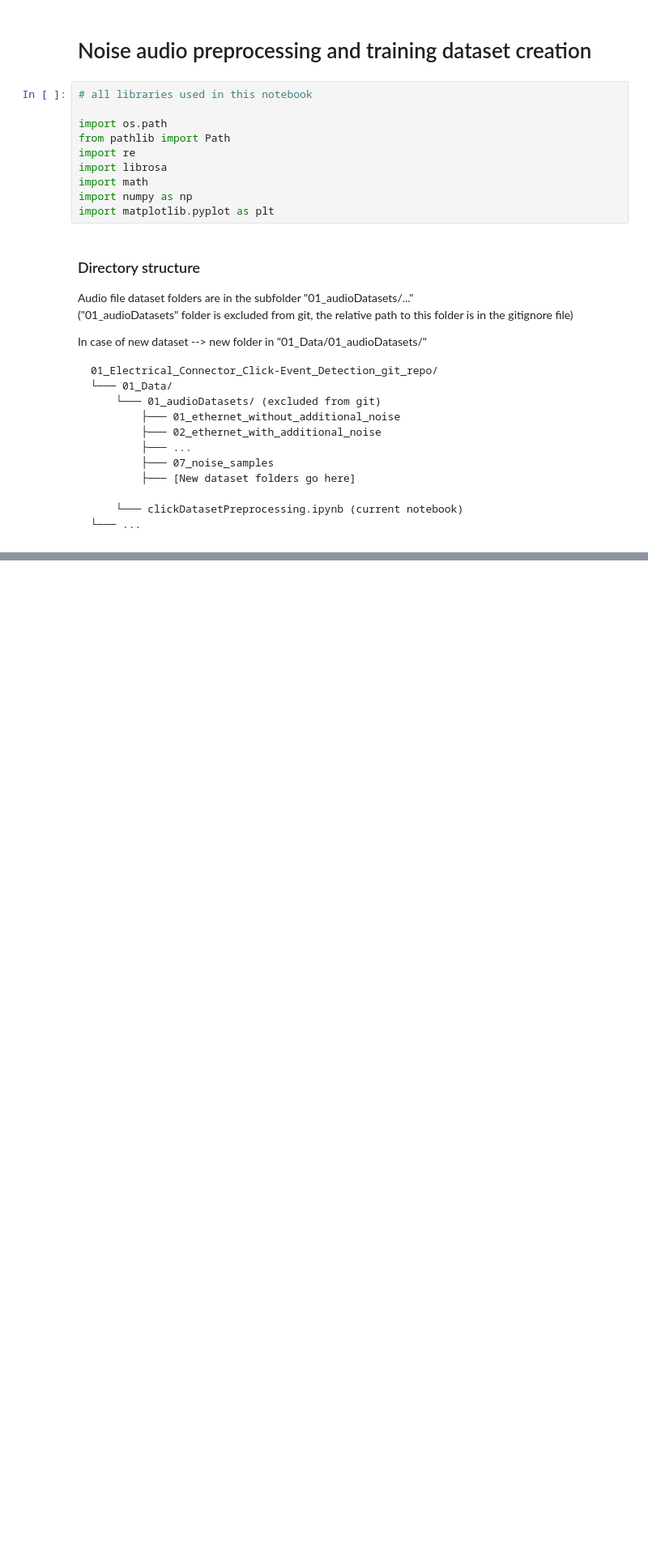
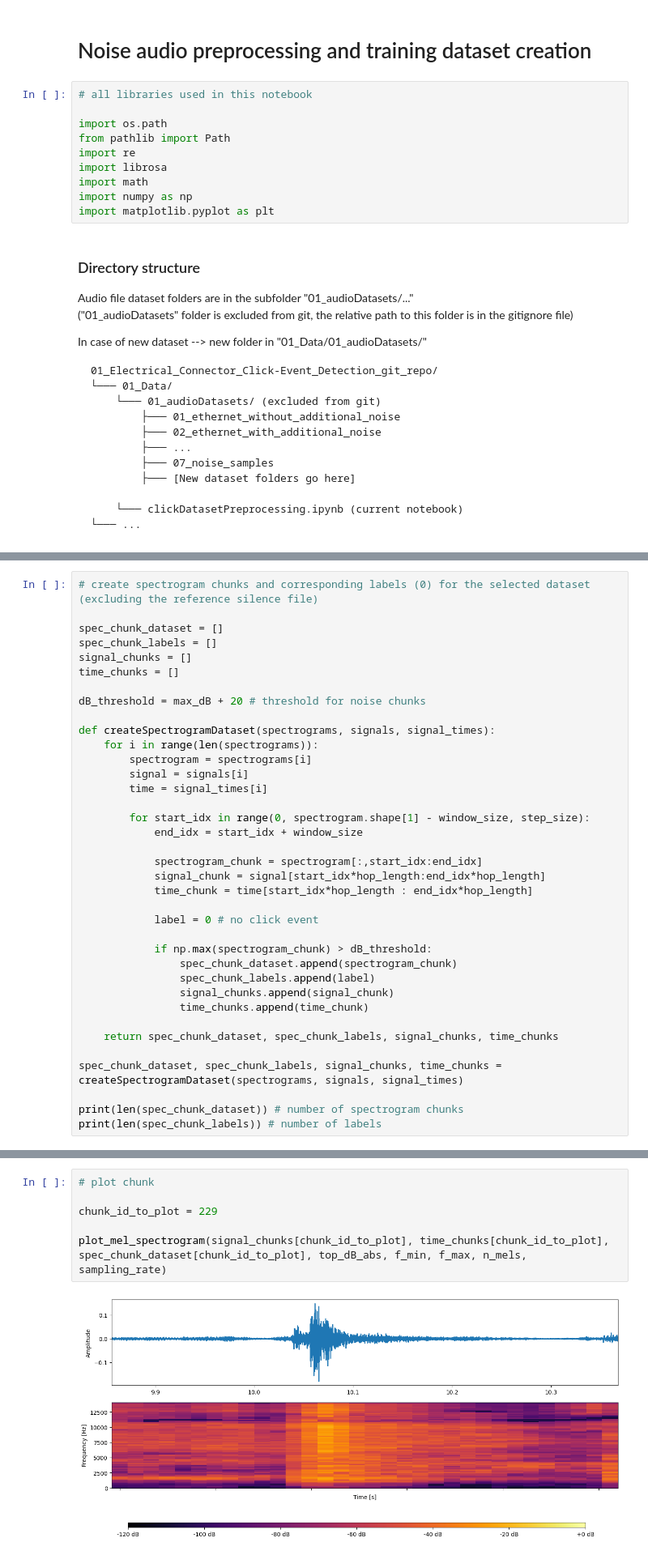
Before and after one commit to matteoseidl/Electrical_Connector_Click-Event_Detection, a Jupyter notebook: 01_Dataset/preproc_noise_dataset.ipynb, the cells around one changed output, grey strips where cells are left out. Shown at 81% size. Drawn from its saved outputs; the diff is of its cells as text; blank space fills up the shorter version.

```diff
--- a/01_Dataset/preproc_noise_dataset.ipynb
+++ b/01_Dataset/preproc_noise_dataset.ipynb
@@ -32,0 +225,37 @@ In case of new dataset --> new folder in "01_Data/01_audioDatasets/"
+# %%
+# create spectrogram chunks and corresponding labels (0) for the selected dataset (excluding the reference silence file)
+
+spec_chunk_dataset = []
+spec_chunk_labels = []
+signal_chunks = []
+time_chunks = []
+
+dB_threshold = max_dB + 20 # threshold for noise chunks
+
+def createSpectrogramDataset(spectrograms, signals, signal_times):
+    for i in range(len(spectrograms)):
+        spectrogram = spectrograms[i]
+        signal = signals[i]
+        time = signal_times[i]
+
+        for start_idx in range(0, spectrogram.shape[1] - window_size, step_size):
+            end_idx = start_idx + window_size
+
+            spectrogram_chunk = spectrogram[:,start_idx:end_idx]
+            signal_chunk = signal[start_idx*hop_length:end_idx*hop_length]
+            time_chunk = time[start_idx*hop_length : end_idx*hop_length]
+
+            label = 0 # no click event
+
+            if np.max(spectrogram_chunk) > dB_threshold:
+                spec_chunk_dataset.append(spectrogram_chunk)
+                spec_chunk_labels.append(label)
+                signal_chunks.append(signal_chunk)
+                time_chunks.append(time_chunk)
+
+    return spec_chunk_dataset, spec_chunk_labels, signal_chunks, time_chunks
+
+spec_chunk_dataset, spec_chunk_labels, signal_chunks, time_chunks = createSpectrogramDataset(spectrograms, signals, signal_times)
+
+print(len(spec_chunk_dataset)) # number of spectrogram chunks
+print(len(spec_chunk_labels)) # number of labels
@@ -32,0 +265,8 @@ In case of new dataset --> new folder in "01_Data/01_audioDatasets/"
+# %%
+# plot chunk
+
+chunk_id_to_plot = 229
+
+plot_mel_spectrogram(signal_chunks[chunk_id_to_plot], time_chunks[chunk_id_to_plot], spec_chunk_dataset[chunk_id_to_plot], top_dB_abs, f_min, f_max, n_mels, sampling_rate)
+# %% [output]
+[figure, added]
```
Also changed, not shown: parts of 10 cells of this notebook.
